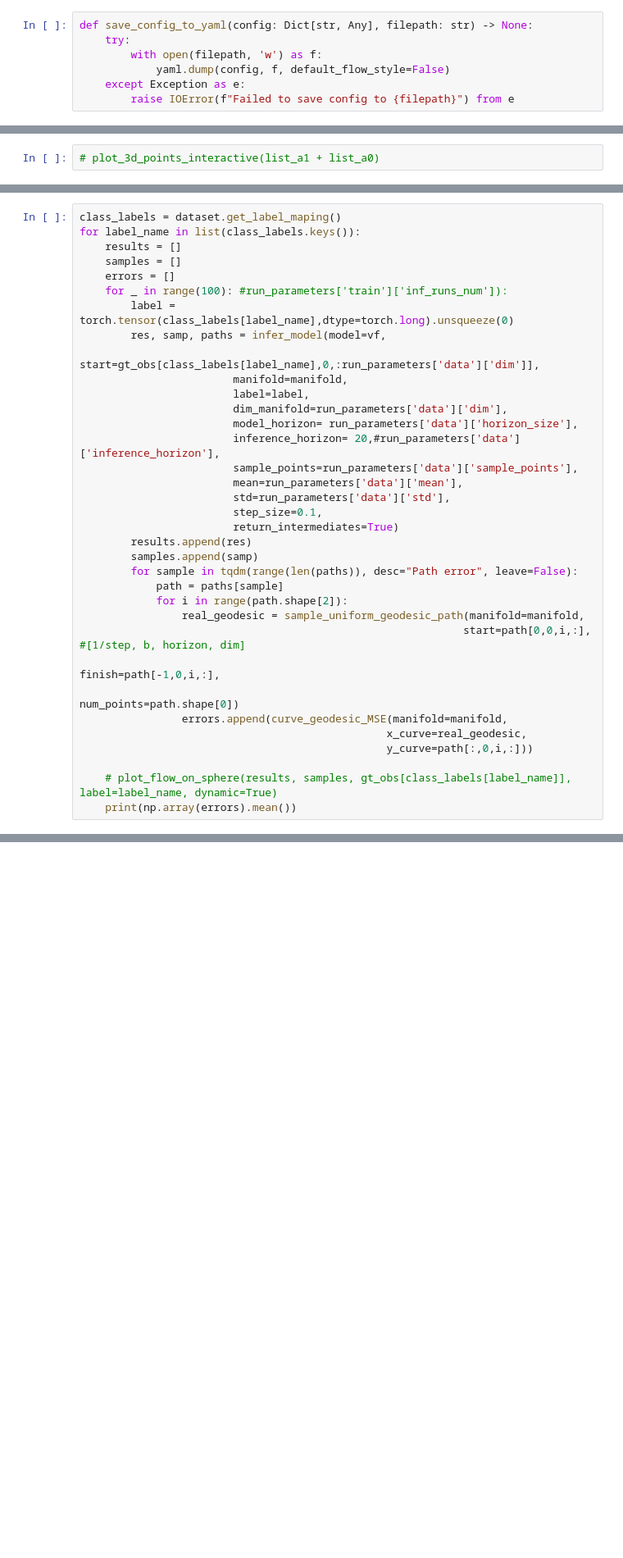
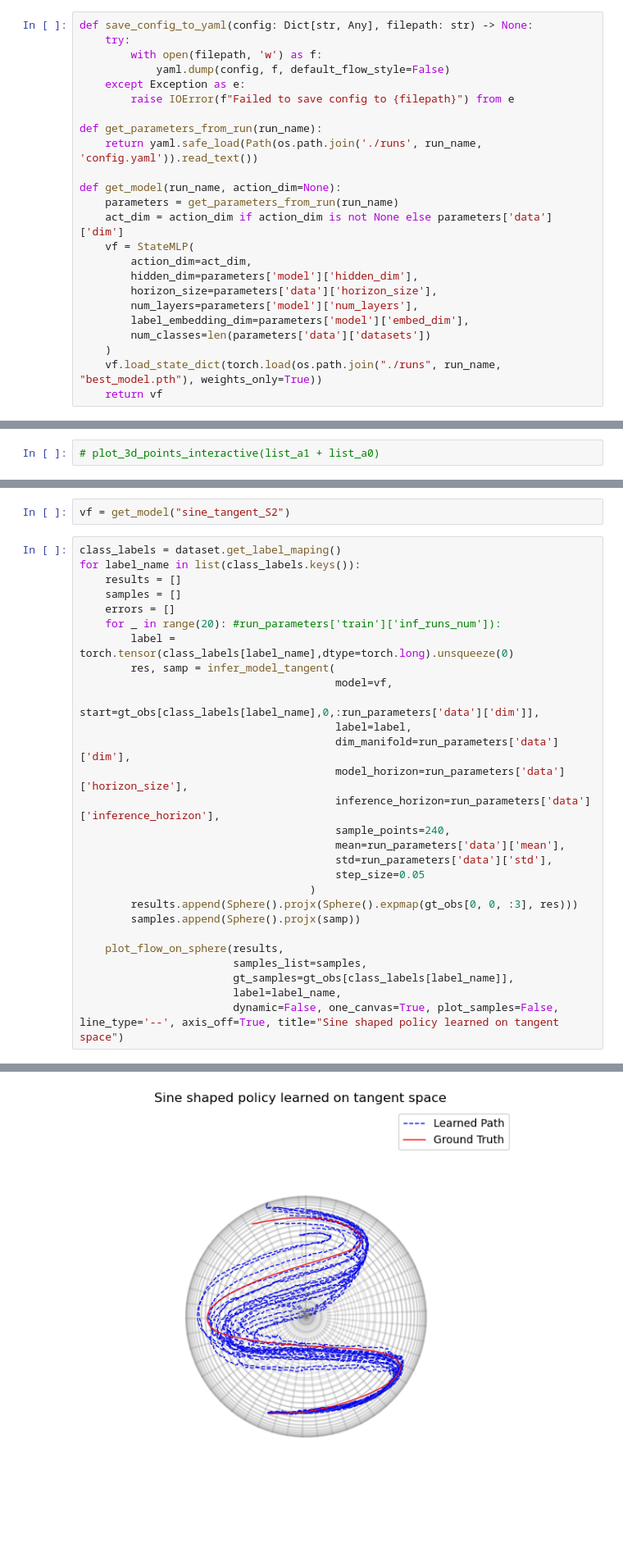
Before and after one commit to Stanpie3/Geometric-Flow-Matching, a Jupyter notebook: tangent_experiment.ipynb, the cells around one changed output, grey strips where cells are left out. Shown at 82% size. Saved outputs shown, nothing was run; the diff lists cells and outputs as text; blank space fills up the shorter version.

```diff
--- a/tangent_experiment.ipynb
+++ b/tangent_experiment.ipynb
@@ -125,6 +125,23 @@ def save_config_to_yaml(config: Dict[str, Any], filepath: str) -> None:
             yaml.dump(config, f, default_flow_style=False)
     except Exception as e:
         raise IOError(f"Failed to save config to {filepath}") from e
+
+def get_parameters_from_run(run_name):
+    return yaml.safe_load(Path(os.path.join('./runs', run_name, 'config.yaml')).read_text())
+
+def get_model(run_name, action_dim=None):
+    parameters = get_parameters_from_run(run_name)
+    act_dim = action_dim if action_dim is not None else parameters['data']['dim']
+    vf = StateMLP(
+        action_dim=act_dim,
+        hidden_dim=parameters['model']['hidden_dim'],
+        horizon_size=parameters['data']['horizon_size'],
+        num_layers=parameters['model']['num_layers'],
+        label_embedding_dim=parameters['model']['embed_dim'],
+        num_classes=len(parameters['data']['datasets'])
+    )
+    vf.load_state_dict(torch.load(os.path.join("./runs", run_name, "best_model.pth"), weights_only=True))
+    return vf
 # %%
 vf = StateMLP(
     action_dim=run_parameters['data']['dim'],
@@ -433,36 +438,31 @@ criterion =  SoftDTW(gamma=1.0, normalize=True)
+# %%
+vf = get_model("sine_tangent_S2")
 # %%
 class_labels = dataset.get_label_maping()
 for label_name in list(class_labels.keys()):
     results = []
     samples = []
     errors = []
-    for _ in range(100): #run_parameters['train']['inf_runs_num']):
+    for _ in range(20): #run_parameters['train']['inf_runs_num']):
         label = torch.tensor(class_labels[label_name],dtype=torch.long).unsqueeze(0)
-        res, samp, paths = infer_model(model=vf,
-                        start=gt_obs[class_labels[label_name],0,:run_parameters['data']['dim']],
-                        manifold=manifold,
-                        label=label,
-                        dim_manifold=run_parameters['data']['dim'],
-                        model_horizon= run_parameters['data']['horizon_size'],
-                        inference_horizon= 20,#run_parameters['data']['inference_horizon'],
-                        sample_points=run_parameters['data']['sample_points'],
-                        mean=run_parameters['data']['mean'],
-                        std=run_parameters['data']['std'],
-                        step_size=0.1,
-                        return_intermediates=True)
-        results.append(res)
-        samples.append(samp)
-        for sample in tqdm(range(len(paths)), desc="Path error", leave=False):
-            path = paths[sample]
-            for i in range(path.shape[2]):
-                real_geodesic = sample_uniform_geodesic_path(manifold=manifold,
-                                                            start=path[0,0,i,:], #[1/step, b, horizon, dim]
-                                                            finish=path[-1,0,i,:],
-                                                            num_points=path.shape[0])
-                errors.append(curve_geodesic_MSE(manifold=manifold,
-                                                x_curve=real_geodesic,
-                                                y_curve=path[:,0,i,:]))
+        res, samp = infer_model_tangent(
+                                        model=vf,
+                                        start=gt_obs[class_labels[label_name],0,:run_parameters['data']['dim']],
+                                        label=label,
+                                        dim_manifold=run_parameters['data']['dim'],
+                                        model_horizon=run_parameters['data']['horizon_size'],
+                                        inference_horizon=run_parameters['data']['inference_horizon'],
+                                        sample_points=240,
+                                        mean=run_parameters['data']['mean'],
+                                        std=run_parameters['data']['std'],
+                                        step_size=0.05
+                                    )
+        results.append(Sphere().projx(Sphere().expmap(gt_obs[0, 0, :3], res)))
+        samples.append(Sphere().projx(samp))
 
-    # plot_flow_on_sphere(results, samples, gt_obs[class_labels[label_name]], label=label_name, dynamic=True)
-    print(np.array(errors).mean())
+    plot_flow_on_sphere(results,
+                        samples_list=samples,
+                        gt_samples=gt_obs[class_labels[label_name]],
+                        label=label_name,
+                        dynamic=False, one_canvas=True, plot_samples=False, line_type='--', axis_off=True, title="Sine shaped policy learned on tangent space")
 # %% [output]
@@ -469,0 +469 @@ for label_name in list(class_labels.keys()):
+[figure, added]
```
Also changed, not shown: parts of 22 cells of this notebook, 12 other files.
